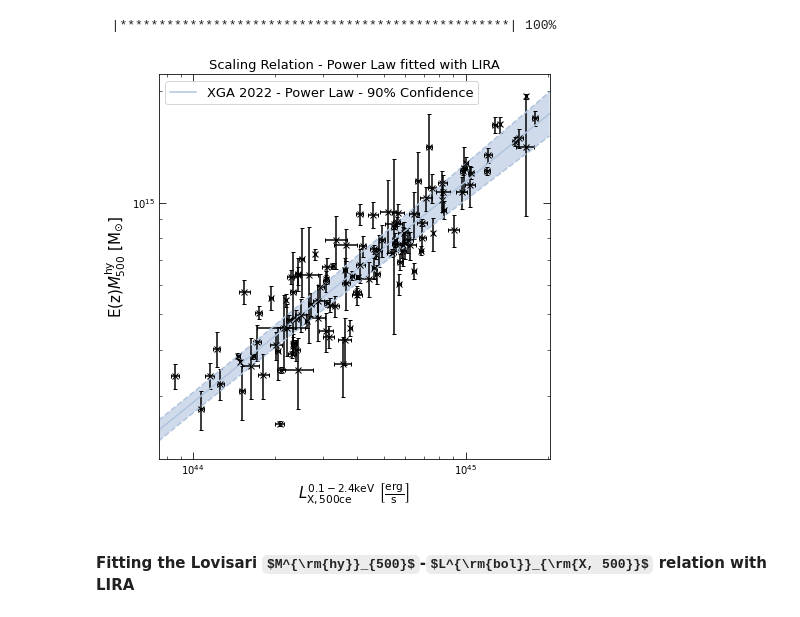
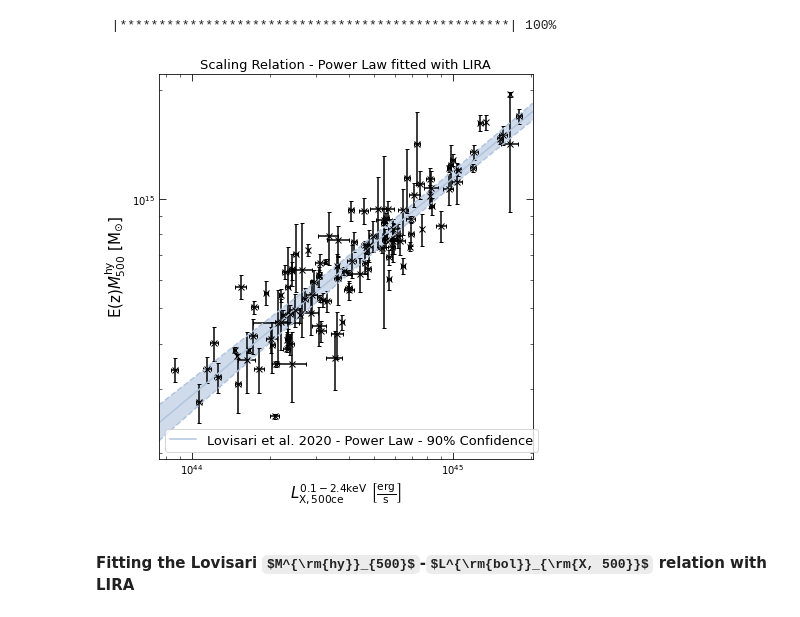
Before and after one commit to DavidT3/XCS-Mass-Paper-I-Analysis, a Jupyter notebook: notebooks/scaling_relations/refitting_comparison_relations.ipynb, the cells around one changed output. Drawn from its saved outputs; the diff is of its cells as text; code cells hidden in the pictures; some formulas as TeX source.

```diff
--- a/notebooks/scaling_relations/refitting_comparison_relations.ipynb
+++ b/notebooks/scaling_relations/refitting_comparison_relations.ipynb
@@ -34,7 +34,7 @@ from xga.relations.fit import scaling_relation_lira
 # %%
 tx_norm = Quantity(5, 'keV')
 mhy_norm = Quantity(4e+14, 'Msun')
-lx_norm = Quantity(1e+44, 'erg/s')
+lx_norm = Quantity(1e+45, 'erg/s')
 rich_norm = Quantity(40)
 # %% [markdown]
 ## Mass-Temperature
@@ -178,9 +190,13 @@ lovisari_m500_Lxce = scaling_relation_lira(lovisari_m500[:, 0]*lovisari_ez,
                                            lovisari_lxce[:, 0], lovisari_lxce[:, 1:], mhy_norm, lx_norm,
                                            y_name=y_name, x_name=x_name)
 lovisari_m500_Lxce.name = 'Lovisari et al. 2020'
+lovisari_m500_Lxce.year = 2020
+lovisari_m500_Lxce.author = 'Lovisari et al.'
+lovisari_m500_Lxce.doi = '10.3847/1538-4357/ab7997'
+lovisari_m500_Lxce.model_colour = 'lightsteelblue'
 # %% [output]
   |**************************************************| 100%
 # %%
-lovisari_m500_Lxce.view(figsize=(6.5, 6.5), model_colour='lightsteelblue')
+lovisari_m500_Lxce.view(figsize=(6.5, 6.5))
 # %% [output]
-[figure, old version]
+[figure, new version]
```
Also changed, not shown: parts of 21 cells of this notebook, 7 other files.
